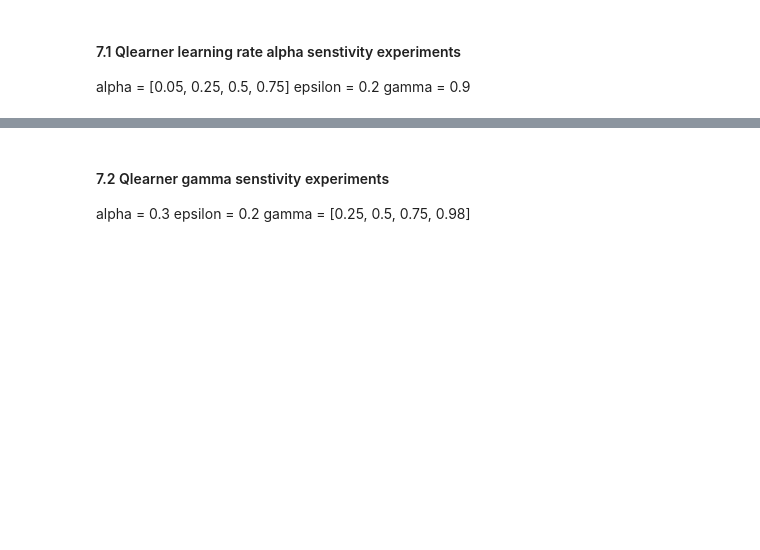
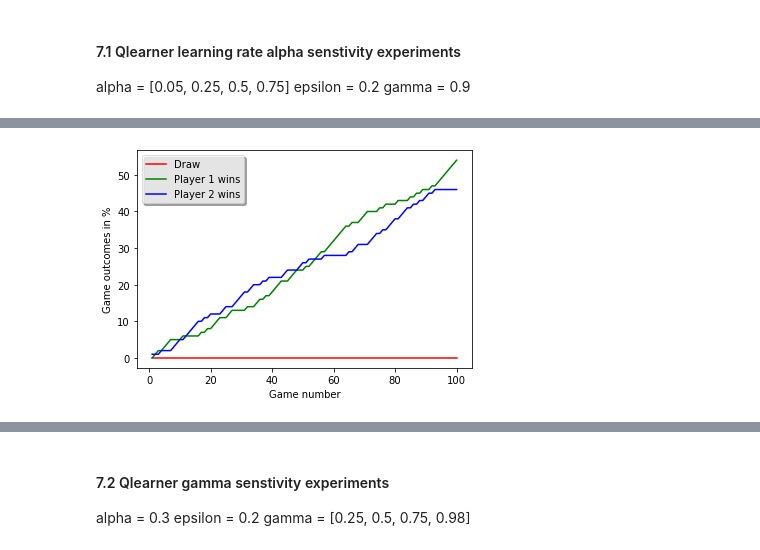
Before and after one commit to Team-Equality-RL-Project/connect-4, a Jupyter notebook: src/Connect4_Play.ipynb, the cells around one changed output, grey strips where cells are left out. Saved outputs shown, nothing was run; the diff lists cells and outputs as text; code cells hidden in the pictures; blank space fills up the shorter version.

```diff
--- a/src/Connect4_Play.ipynb
+++ b/src/Connect4_Play.ipynb
@@ -242,13 +254,16 @@ if __name__ == "__main__":
 # %%
-#### 7.1.4 Qlearner vs Random Move Player battle over 20 games [ alpha = 0.75 ]
+#### 7.1.4 Qlearner vs Random Move Player battle over 100 games [ alpha = 0.75 ]
 if __name__ == "__main__":
-    num_games = 20
+    num_games = 100
     PlayerType_1 = "qlearner"
     PlayerType_2 = "random"
     exp_alpha = 4
+    exp_gamma = 0
     alpha   = 0.75
     epsilon = 0.2
     gamma   = 0.9
     GameView(1200, 760).main_menu(PlayerType_1, PlayerType_2, num_games, epsilon, alpha, gamma, exp_alpha, exp_gamma)
+# %% [output]
+[figure, added]
 # %%
 show_alpha_sensitivity()
```
Also changed, not shown: parts of 14 cells of this notebook, 2 other files.
